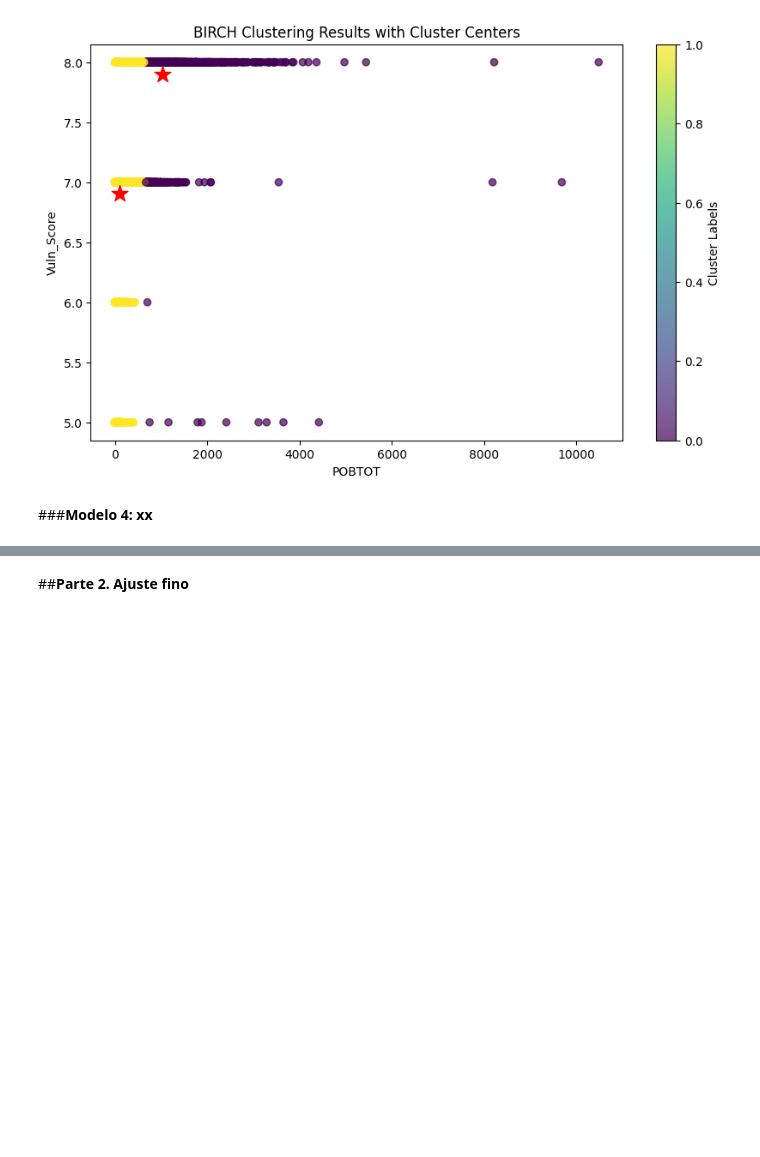
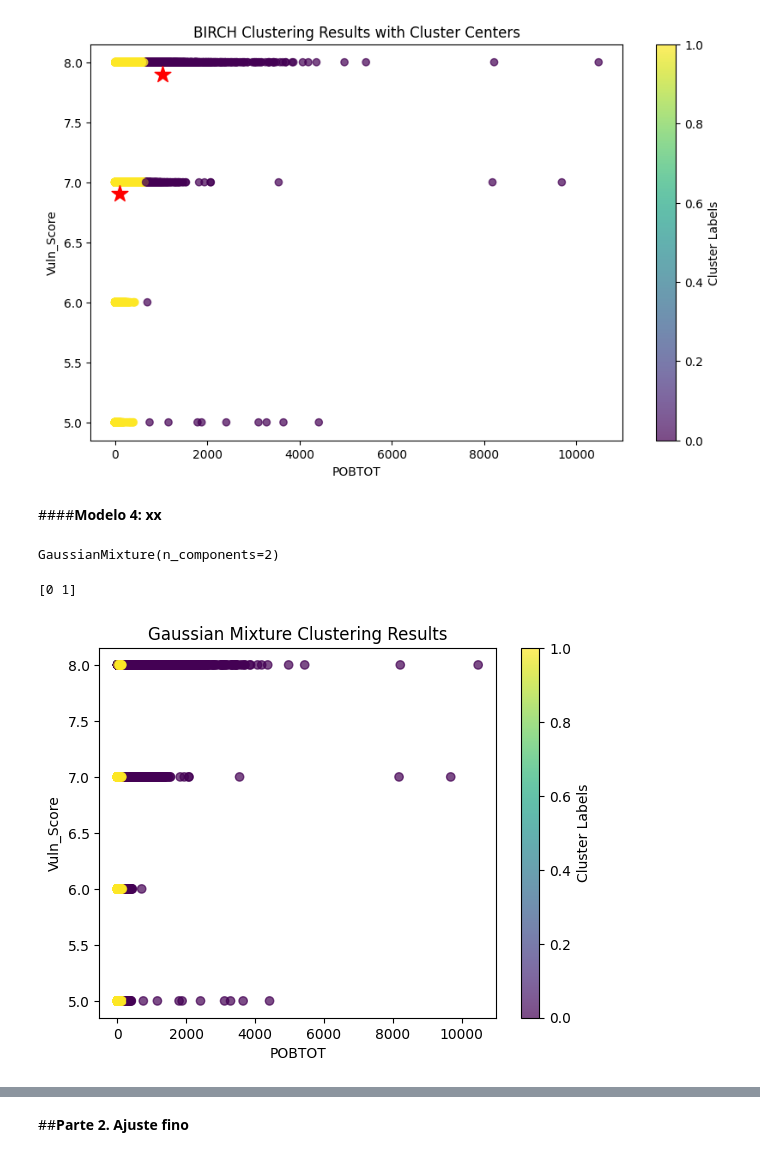
Before and after one commit to LH-1169213/IslasDeCalor, a Jupyter notebook: EDA_SCITEL_INEGI_Avance_4.ipynb, the cells around one changed output, grey strips where cells are left out. Drawn from its saved outputs; the diff is of its cells as text; code cells hidden in the pictures; blank space fills up the shorter version.

```diff
--- a/EDA_SCITEL_INEGI_Avance_4.ipynb
+++ b/EDA_SCITEL_INEGI_Avance_4.ipynb
@@ -2653,4 +2654,4 @@ plt.show()
 Unique clusters found: [0 1]
 [figure]
 # %% [markdown]
-###**Modelo 4: xx**
+####**Modelo 4: xx**
@@ -2656,0 +2664,22 @@ Unique clusters found: [0 1]
+# %%
+gaussian_model = GaussianMixture(n_components=2)
+# %%
+gaussian_model.fit(vuln_df[['Vuln_Score','POBTOT']])
+# %% [output]
+GaussianMixture(n_components=2)
+# %%
+gaussian_result = gaussian_model.predict(vuln_df[['Vuln_Score','POBTOT']])
+gaussian_clusters = unique(gaussian_result)
+print(gaussian_clusters)
+# %% [output]
+[0 1]
+# %%
+plt.scatter(vuln_df['POBTOT'], vuln_df['Vuln_Score'], c=gaussian_result, cmap='viridis', alpha=0.7)
+plt.colorbar(label='Cluster Labels')
+plt.xlabel('POBTOT')
+plt.ylabel('Vuln_Score')
+plt.title('Gaussian Mixture Clustering Results')
+
+plt.show()
+# %% [output]
+[figure, added]
```
Also changed, not shown: parts of 9 cells of this notebook.
